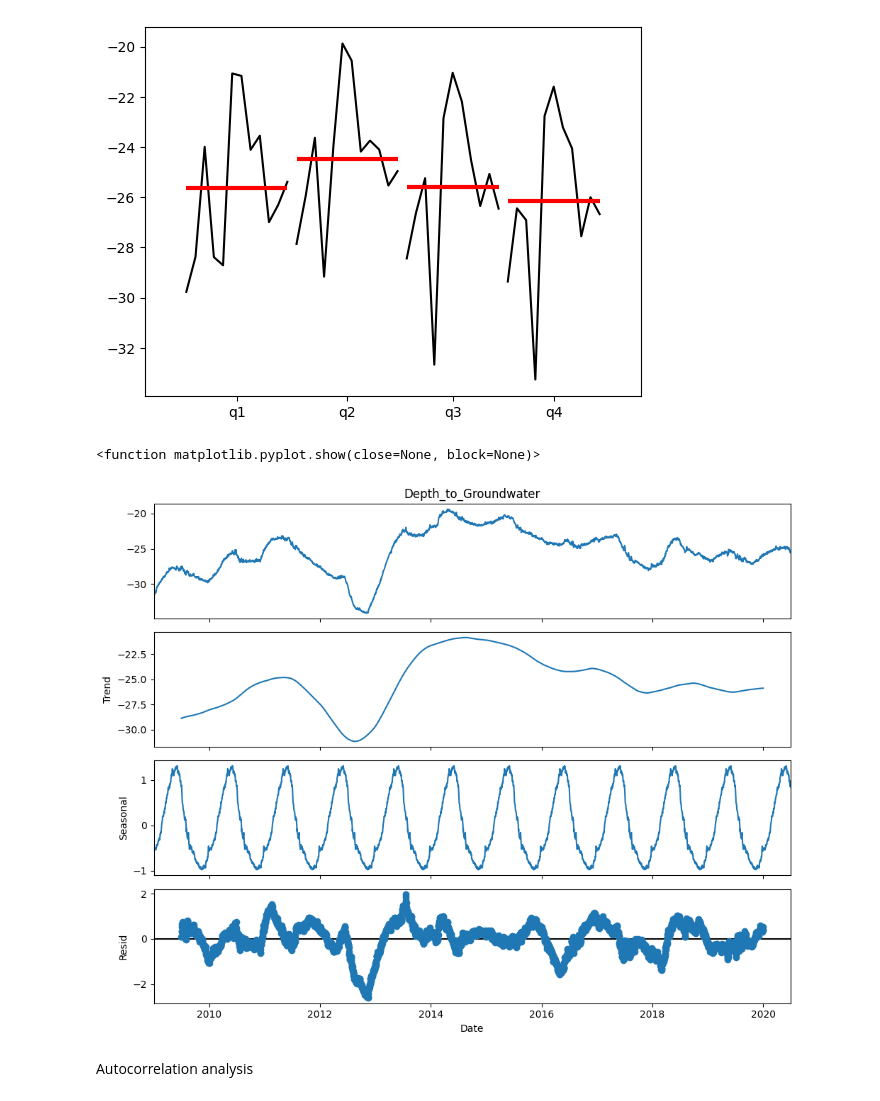
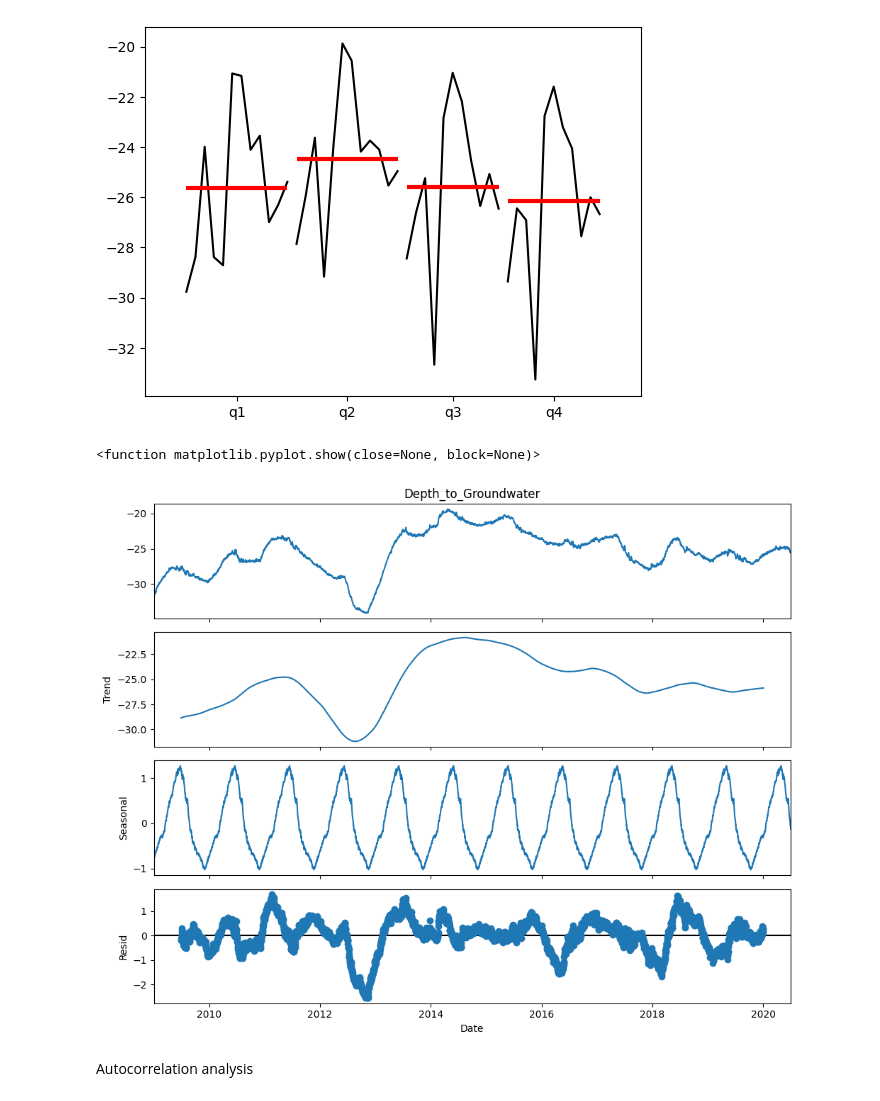
Before and after one commit to 4GeeksAcademy/remelop_Time_Series_Project, a Jupyter notebook: src/Time_Series_Project.ipynb, the cells around one changed output. Cells and saved outputs as stored; diff of their text form; code cells hidden in the pictures.

```diff
--- a/src/Time_Series_Project.ipynb
+++ b/src/Time_Series_Project.ipynb
@@ -173,15 +174,15 @@ quarter_plot(ts['Depth_to_Groundwater'].resample('Q').mean());
 [figure]
 # %%
 # Time Series Decomposition
-decomposition = seasonal_decompose(ts['Depth_to_Groundwater'], model='add', period = 365)
+decomposition = seasonal_decompose(ts['Depth_to_Groundwater'], model='add', period = 360)
 fig = decomposition.plot()
 fig.set_size_inches(10, 8)
 plt.xlabel("Date")
 plt.tight_layout()
 plt.show
 # %% [output]
 <function matplotlib.pyplot.show(close=None, block=None)>
-[figure, old version]
+[figure, new version]
 # %% [markdown]
 Autocorrelation analysis
 # %%
```
Also changed, not shown: parts of 18 cells of this notebook.
